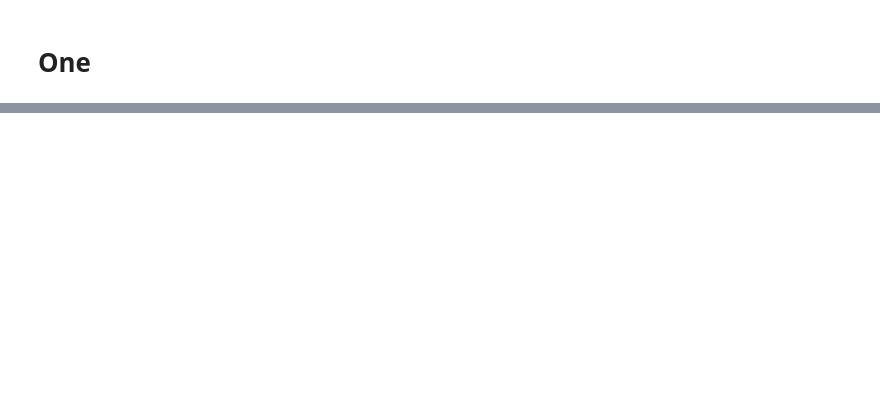
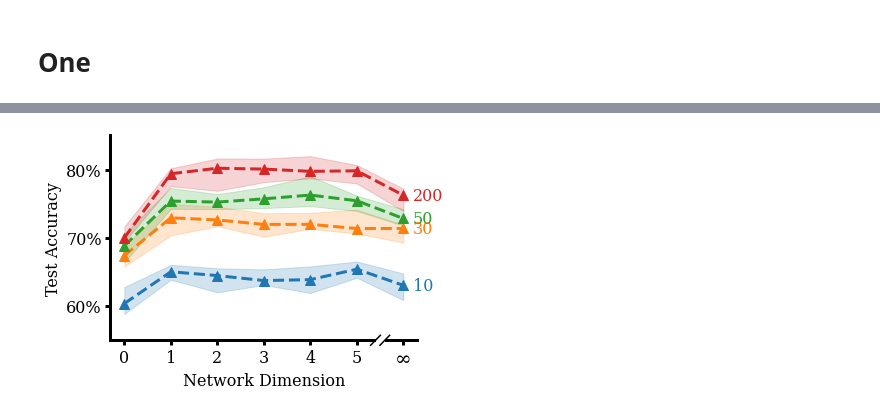
Before and after one commit to llandsmeer/spatial_snns, a Jupyter notebook: Plot.ipynb, the cells around one changed output, grey strips where cells are left out. Saved outputs shown, nothing was run; the diff lists cells and outputs as text; code cells hidden in the pictures; blank space fills up the shorter version.

```diff
--- a/Plot.ipynb
+++ b/Plot.ipynb
@@ -110,0 +268,66 @@ plt.legend()
+# %%
+import matplotlib.transforms as mtrans
+
+take = [
+    '0', '1', '2', '3', '4', '5', 'inf'
+    ]
+ax = plt.gca()
+
+finalnormal = final[final.net.isin(take)]
+
+take_nh = [ 10, 30, 50, 200 ]
+
+plt.ylabel('Test Accuracy')
+plt.ylim([55, 85])
+plt.yticks([60, 70, 80], [f'{x}%' for x in [60, 70, 80]])
+
+ticks = [0, 1, 2, 3, 4, 5, 6]
+labels = [0, 1, 2, 3, 4, 5, '∞']
+ax.set_xticks(ticks)
+text_labels = ax.set_xticklabels(labels)
+
+text_labels[-1].set_fontsize(20)
+
+for nh, sub in finalnormal.groupby('nhidden'):
+    if take_nh and nh not in take_nh: continue
+    sub = sub.sort_values('plotdim')
+    low = sub[['plotdim', 't1p']].groupby('plotdim').quantile(0.25)
+    high = sub[['plotdim', 't1p']].groupby('plotdim').quantile(0.75)
+    sub = sub[['plotdim', 't1p']].groupby('plotdim').median()
+    line,  = plt.plot(sub.index, sub.t1p, '^--')
+    plt.fill_between(sub.index, low.t1p, high.t1p, color=line.get_color(), alpha=0.2)
+    plt.text(
+        sub.index.values[-1]+0.2,
+        sub.t1p.values[-1],
+        f'{nh}',
+        va='center',
+        ha='left',
+        color = line.get_color()
+    )
+
+plt.gcf().canvas.draw()
+x_positions = [5.4, 5.6]
+y_data = ax.get_ylim()[0]
+L_px = 15.0
+half = L_px / 2.0
+d = half / np.sqrt(2.0)
+to_display = ax.transData.transform
+to_data = ax.transData.inverted().transform
+to_display = ax.transData.transform
+to_data = ax.transData.inverted().transform
+ax.plot([min(x_positions)+0.03, -0.03+max(x_positions)], [y_data, y_data], color='w', linewidth=3, clip_on=False, zorder=10)
+for x0 in x_positions:
+    x_disp, y_disp = to_display((x0, y_data))
+    p1_disp = (x_disp - d, y_disp - d)
+    p2_disp = (x_disp + d, y_disp + d)
+    p1_data = to_data(p1_disp)
+    p2_data = to_data(p2_disp)
+    ax.plot([p1_data[0], p2_data[0]], [p1_data[1], p2_data[1]],
+            color='k', linewidth=1.5, clip_on=False, zorder=100)
+plt.xlabel('Network Dimension')
+plt.tight_layout()
+plt.savefig('img/netw.svg')
+plt.savefig('img/netw.png')
+plt.show()
+# %% [output]
+[figure, added]
```
Also changed, not shown: parts of 42 cells of this notebook.
